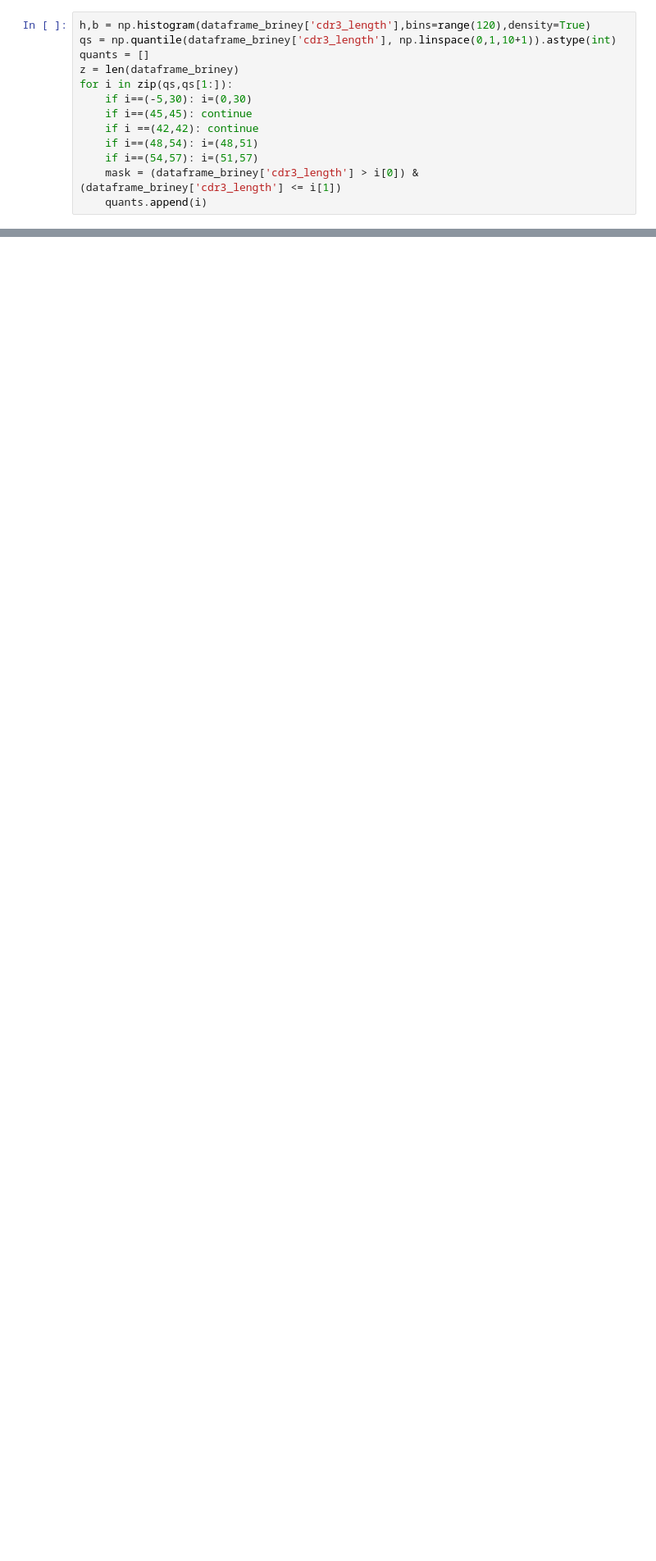
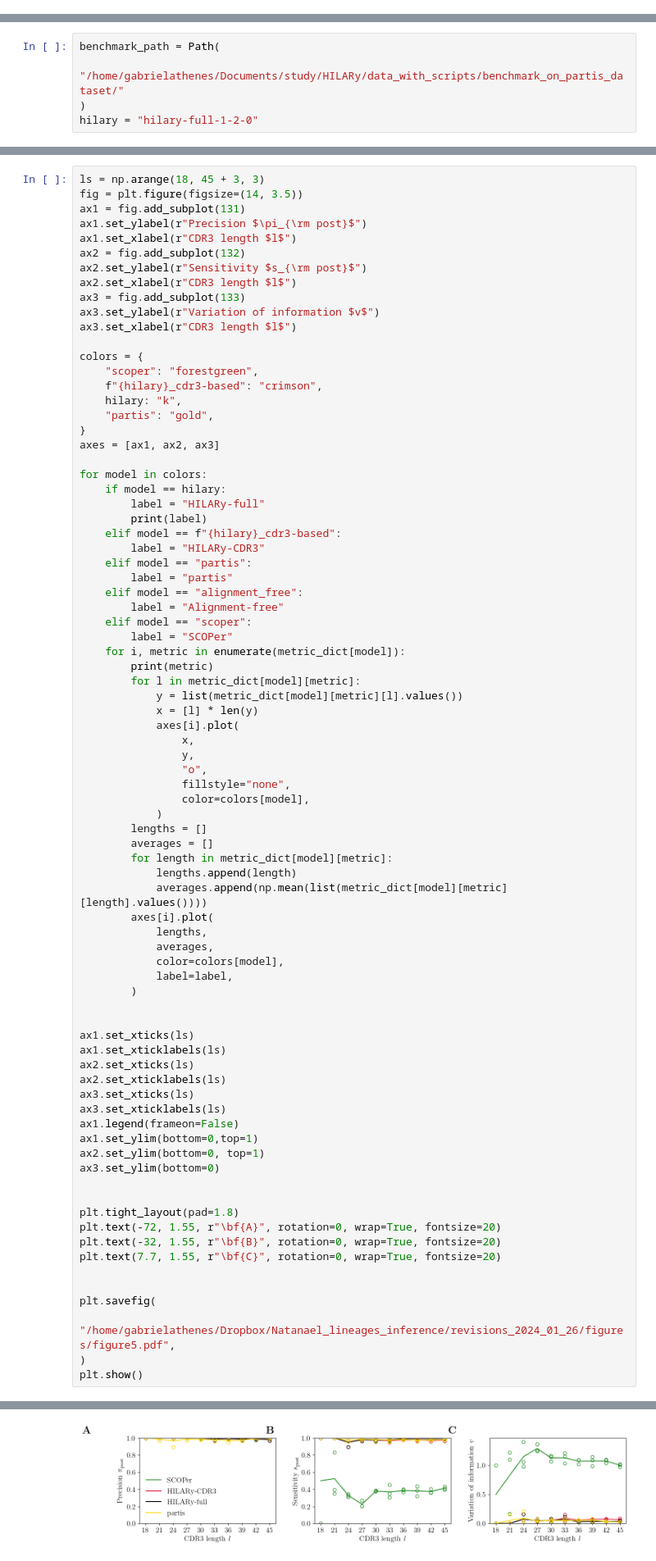
Before and after one commit to statbiophys/HILARy, a Jupyter notebook: data_with_scripts/article_figure_scripts/figure5.ipynb, the cells around one changed output, grey strips where cells are left out. Shown at 82% size. Drawn from its saved outputs; the diff is of its cells as text; blank space fills up the shorter version.

```diff
--- a/data_with_scripts/article_figure_scripts/figure5.ipynb
+++ b/data_with_scripts/article_figure_scripts/figure5.ipynb
@@ -196,13 +22,0 @@ for length, grouped_length in dataframe_briney.groupby("cdr3_length"):
-# %%
-h,b = np.histogram(dataframe_briney['cdr3_length'],bins=range(120),density=True)
-qs = np.quantile(dataframe_briney['cdr3_length'], np.linspace(0,1,10+1)).astype(int)
-quants = []
-z = len(dataframe_briney)
-for i in zip(qs,qs[1:]):
-    if i==(-5,30): i=(0,30)
-    if i==(45,45): continue
-    if i ==(42,42): continue
-    if i==(48,54): i=(48,51)
-    if i==(54,57): i=(51,57)
-    mask = (dataframe_briney['cdr3_length'] > i[0]) & (dataframe_briney['cdr3_length'] <= i[1])
-    quants.append(i)
@@ -350,0 +23,5 @@ RuntimeError: Failed to process string with tex because latex could not be found
+# %%
+benchmark_path = Path(
+    "/home/gabrielathenes/Documents/study/HILARy/data_with_scripts/benchmark_on_partis_dataset/"
+)
+hilary = "hilary-full-1-2-0"
@@ -350,0 +117,81 @@ RuntimeError: Failed to process string with tex because latex could not be found
+# %%
+ls = np.arange(18, 45 + 3, 3)
+fig = plt.figure(figsize=(14, 3.5))
+ax1 = fig.add_subplot(131)
+ax1.set_ylabel(r"Precision $\pi_{\rm post}$")
+ax1.set_xlabel(r"CDR3 length $l$")
+ax2 = fig.add_subplot(132)
+ax2.set_ylabel(r"Sensitivity $s_{\rm post}$")
+ax2.set_xlabel(r"CDR3 length $l$")
+ax3 = fig.add_subplot(133)
+ax3.set_ylabel(r"Variation of information $v$")
+ax3.set_xlabel(r"CDR3 length $l$")
+
+colors = {
+    "scoper": "forestgreen",
+    f"{hilary}_cdr3-based": "crimson",
+    hilary: "k",
+    "partis": "gold",
+}
+axes = [ax1, ax2, ax3]
+
+for model in colors:
+    if model == hilary:
+        label = "HILARy-full"
+        print(label)
+    elif model == f"{hilary}_cdr3-based":
+        label = "HILARy-CDR3"
+    elif model == "partis":
+        label = "partis"
+    elif model == "alignment_free":
+        label = "Alignment-free"
+    elif model == "scoper":
+        label = "SCOPer"
+    for i, metric in enumerate(metric_dict[model]):
+        print(metric)
+        for l in metric_dict[model][metric]:
+            y = list(metric_dict[model][metric][l].values())
+            x = [l] * len(y)
+            axes[i].plot(
+                x,
+                y,
+                "o",
+                fillstyle="none",
+                color=colors[model],
+            )
+        lengths = []
+        averages = []
+        for length in metric_dict[model][metric]:
+            lengths.append(length)
+            averages.append(np.mean(list(metric_dict[model][metric][length].values())))
+        axes[i].plot(
+            lengths,
+            averages,
+            color=colors[model],
+            label=label,
+        )
+
+
+ax1.set_xticks(ls)
+ax1.set_xticklabels(ls)
+ax2.set_xticks(ls)
+ax2.set_xticklabels(ls)
+ax3.set_xticks(ls)
+ax3.set_xticklabels(ls)
+ax1.legend(frameon=False)
+ax1.set_ylim(bottom=0,top=1)
+ax2.set_ylim(bottom=0, top=1)
+ax3.set_ylim(bottom=0)
+
+
+plt.tight_layout(pad=1.8)
+plt.text(-72, 1.55, r"\bf{A}", rotation=0, wrap=True, fontsize=20)
+plt.text(-32, 1.55, r"\bf{B}", rotation=0, wrap=True, fontsize=20)
+plt.text(7.7, 1.55, r"\bf{C}", rotation=0, wrap=True, fontsize=20)
+
+
+plt.savefig(
+    "/home/gabrielathenes/Dropbox/Natanael_lineages_inference/revisions_2024_01_26/figures/figure5.pdf",
+)
+plt.show()
+# %% [output]
@@ -350,0 +211 @@ RuntimeError: Failed to process string with tex because latex could not be found
+[figure, added]
```
Also changed, not shown: parts of 28 cells of this notebook, 29 other files.
